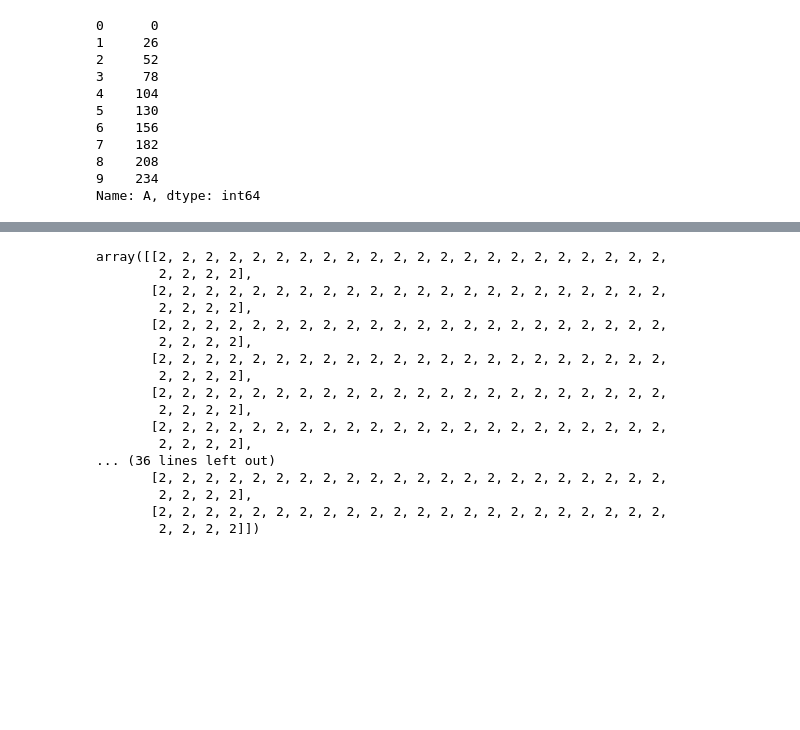
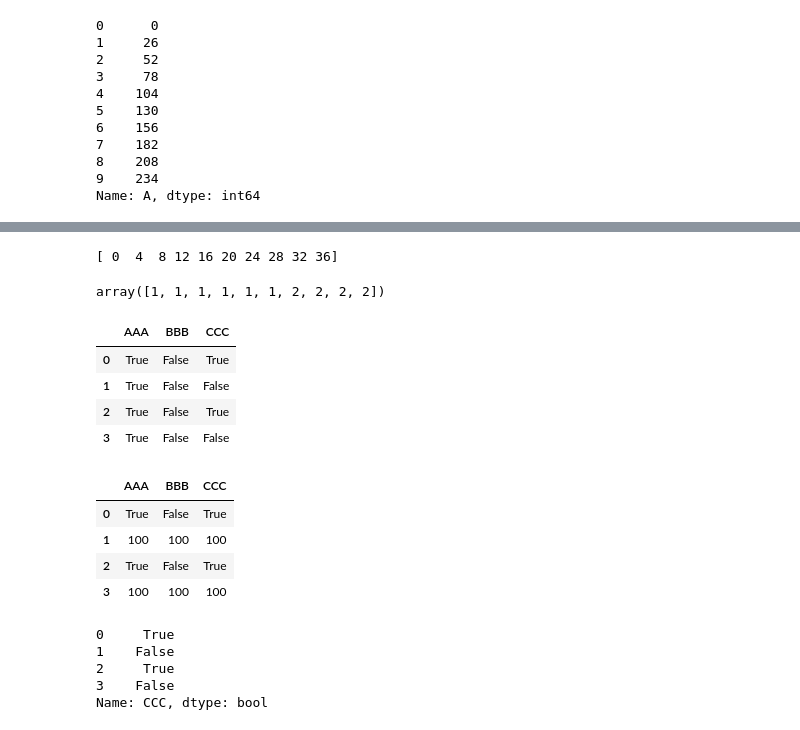
Before and after one commit to DevShawe/ThinkStats2, a Jupyter notebook: code/00-intro.ipynb, the cells around one changed output, grey strips where cells are left out. Drawn from its saved outputs; the diff is of its cells as text; code cells hidden in the pictures; blank space fills up the shorter version.

```diff
--- a/code/00-intro.ipynb
+++ b/code/00-intro.ipynb
@@ -254,20 +254,34 @@ plt.show()
-# %%
-np.where(data > 1,2,2)
-# %% [output]
-array([[2, 2, 2, 2, 2, 2, 2, 2, 2, 2, 2, 2, 2, 2, 2, 2, 2, 2, 2, 2, 2, 2,
-        2, 2, 2, 2],
-       [2, 2, 2, 2, 2, 2, 2, 2, 2, 2, 2, 2, 2, 2, 2, 2, 2, 2, 2, 2, 2, 2,
-        2, 2, 2, 2],
-       [2, 2, 2, 2, 2, 2, 2, 2, 2, 2, 2, 2, 2, 2, 2, 2, 2, 2, 2, 2, 2, 2,
-        2, 2, 2, 2],
-       [2, 2, 2, 2, 2, 2, 2, 2, 2, 2, 2, 2, 2, 2, 2, 2, 2, 2, 2, 2, 2, 2,
-        2, 2, 2, 2],
-       [2, 2, 2, 2, 2, 2, 2, 2, 2, 2, 2, 2, 2, 2, 2, 2, 2, 2, 2, 2, 2, 2,
-        2, 2, 2, 2],
-       [2, 2, 2, 2, 2, 2, 2, 2, 2, 2, 2, 2, 2, 2, 2, 2, 2, 2, 2, 2, 2, 2,
-        2, 2, 2, 2],
-... (36 lines left out)
-       [2, 2, 2, 2, 2, 2, 2, 2, 2, 2, 2, 2, 2, 2, 2, 2, 2, 2, 2, 2, 2, 2,
-        2, 2, 2, 2],
-       [2, 2, 2, 2, 2, 2, 2, 2, 2, 2, 2, 2, 2, 2, 2, 2, 2, 2, 2, 2, 2, 2,
-        2, 2, 2, 2]])
+# %%
+data = np.arange(0,40,4)
+print(data)
+np.where(data > 20,2,1)
+# %% [output]
+[ 0  4  8 12 16 20 24 28 32 36]
+array([1, 1, 1, 1, 1, 1, 2, 2, 2, 2])
+# %%
+df_mask = pd.DataFrame({"AAA":[True]*4,
+                       "BBB":[False]*4,
+                       "CCC":[True,False]*2})
+df_mask
+# %% [output]
+|  | AAA | BBB | CCC |
+| 0 | True | False | True |
+| 1 | True | False | False |
+| 2 | True | False | True |
+| 3 | True | False | False |
+# %%
+df_mask.where(df_mask["CCC"],100)
+# %% [output]
+|  | AAA | BBB | CCC |
+| 0 | True | False | True |
+| 1 | 100 | 100 | 100 |
+| 2 | True | False | True |
+| 3 | 100 | 100 | 100 |
+# %%
+df_mask['CCC']
+# %% [output]
+0     True
+1    False
+2     True
+3    False
+Name: CCC, dtype: bool
```
Also changed, not shown: parts of 5 cells of this notebook, 3 other files.
